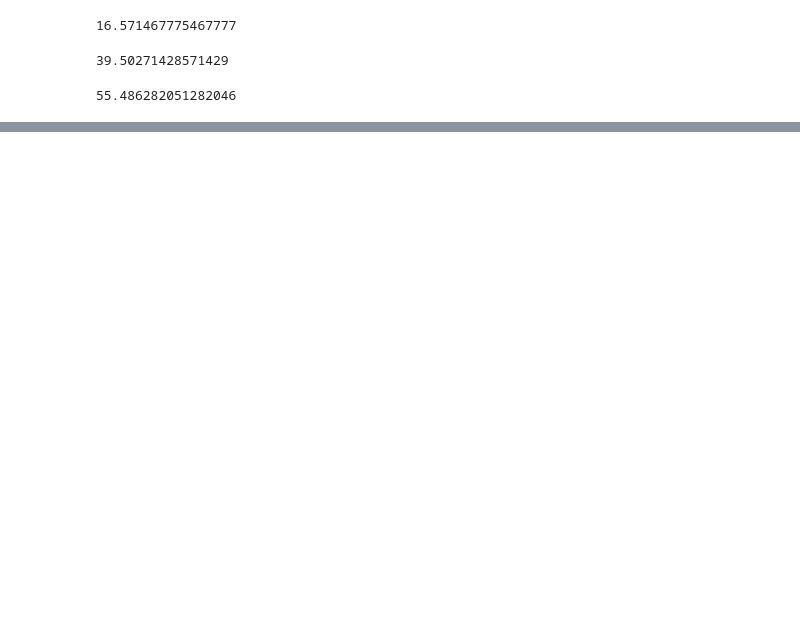
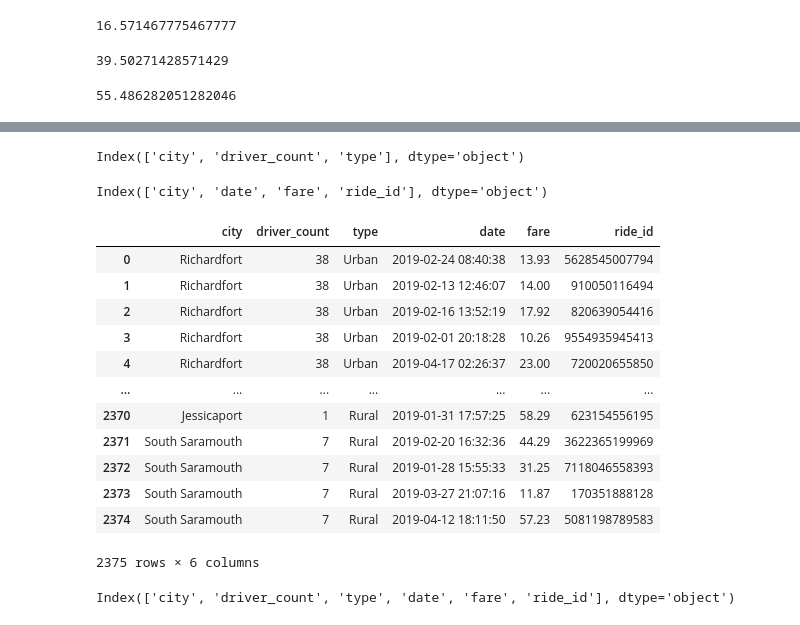
Before and after one commit to efuen0077/PyBer_Analysis, a Jupyter notebook: PyBer-Challenge.ipynb, the cells around one changed output, grey strips where cells are left out. Cells and saved outputs as stored; diff of their text form; code cells hidden in the pictures; blank space fills up the shorter version.

```diff
--- a/PyBer-Challenge.ipynb
+++ b/PyBer-Challenge.ipynb
@@ -940,0 +542,29 @@ final_summary_df
+# %%
+city_data_df.columns
+# %% [output]
+Index(['city', 'driver_count', 'type'], dtype='object')
+# %%
+ride_data_df.columns
+# %% [output]
+Index(['city', 'date', 'fare', 'ride_id'], dtype='object')
+# %%
+city_and_ride_df = pd.merge(city_data_df, ride_data_df)
+city_and_ride_df
+# %% [output]
+|  | city | driver_count | type | date | fare | ride_id |
+| 0 | Richardfort | 38 | Urban | 2019-02-24 08:40:38 | 13.93 | 5628545007794 |
+| 1 | Richardfort | 38 | Urban | 2019-02-13 12:46:07 | 14.00 | 910050116494 |
+| 2 | Richardfort | 38 | Urban | 2019-02-16 13:52:19 | 17.92 | 820639054416 |
+| 3 | Richardfort | 38 | Urban | 2019-02-01 20:18:28 | 10.26 | 9554935945413 |
+| 4 | Richardfort | 38 | Urban | 2019-04-17 02:26:37 | 23.00 | 720020655850 |
+| ... | ... | ... | ... | ... | ... | ... |
+| 2370 | Jessicaport | 1 | Rural | 2019-01-31 17:57:25 | 58.29 | 623154556195 |
+| 2371 | South Saramouth | 7 | Rural | 2019-02-20 16:32:36 | 44.29 | 3622365199969 |
+| 2372 | South Saramouth | 7 | Rural | 2019-01-28 15:55:33 | 31.25 | 7118046558393 |
+| 2373 | South Saramouth | 7 | Rural | 2019-03-27 21:07:16 | 11.87 | 170351888128 |
+| 2374 | South Saramouth | 7 | Rural | 2019-04-12 18:11:50 | 57.23 | 5081198789583 |
+2375 rows × 6 columns
+# %%
+city_and_ride_df.columns
+# %% [output]
+Index(['city', 'driver_count', 'type', 'date', 'fare', 'ride_id'], dtype='object')
```
Also changed, not shown: parts of 66 cells of this notebook, 1 other file.
